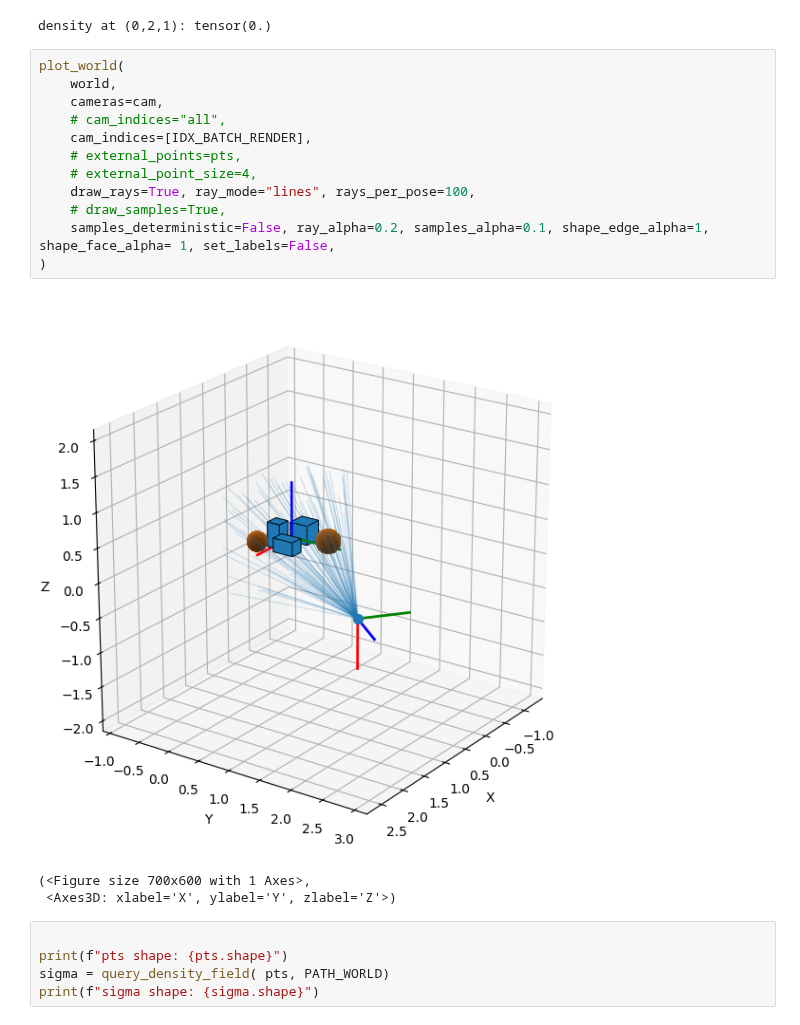
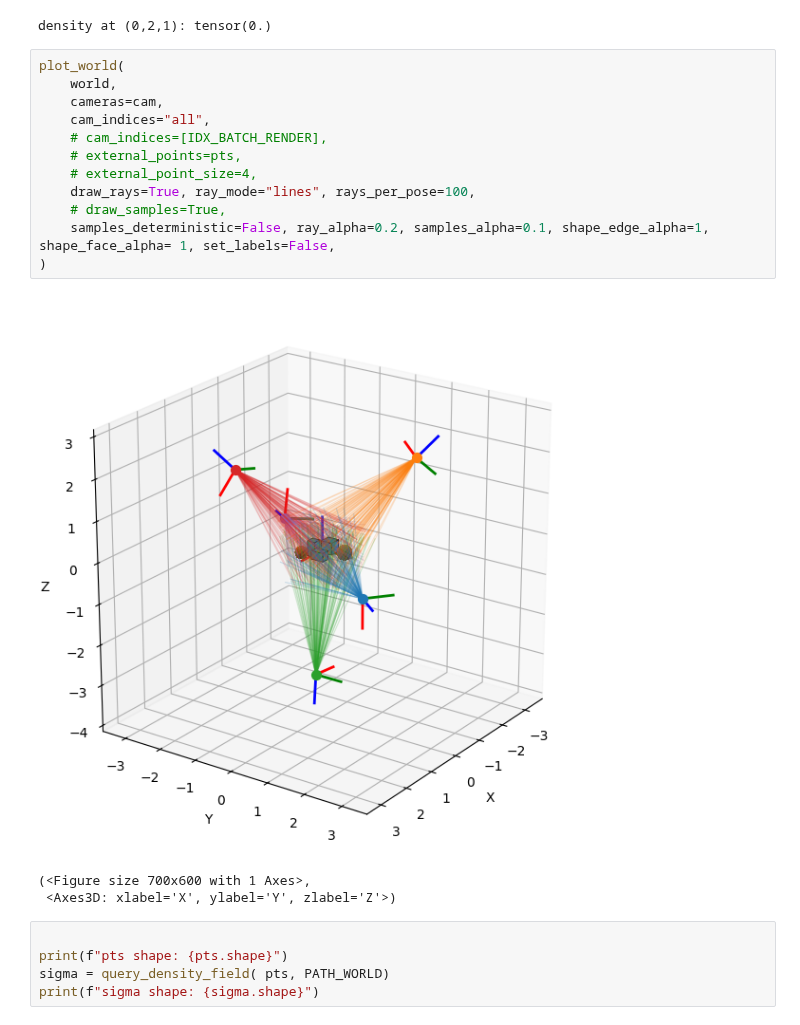
Before and after one commit to WikiGenius/nerf-lab, a Jupyter notebook: examples/demo_equations/demo_equations_neglict_color.ipynb, the cells around one changed output. Saved outputs shown, nothing was run; the diff lists cells and outputs as text.

```diff
--- a/examples/demo_equations/demo_equations_neglict_color.ipynb
+++ b/examples/demo_equations/demo_equations_neglict_color.ipynb
@@ -77,17 +77,17 @@ density at (0,2,1): tensor(0.)
 # %%
 plot_world(
     world,
     cameras=cam,
-    # cam_indices="all",
-    cam_indices=[IDX_BATCH_RENDER],
+    cam_indices="all",
+    # cam_indices=[IDX_BATCH_RENDER],
     # external_points=pts,
     # external_point_size=4,
     draw_rays=True, ray_mode="lines", rays_per_pose=100,
     # draw_samples=True,
     samples_deterministic=False, ray_alpha=0.2, samples_alpha=0.1, shape_edge_alpha=1, shape_face_alpha= 1, set_labels=False,
 )
 # %% [output]
-[figure, old version]
+[figure, new version]
 (<Figure size 700x600 with 1 Axes>,
  <Axes3D: xlabel='X', ylabel='Y', zlabel='Z'>)
 # %%
```
Also changed, not shown: parts of 2 cells of this notebook, 5 other files.
